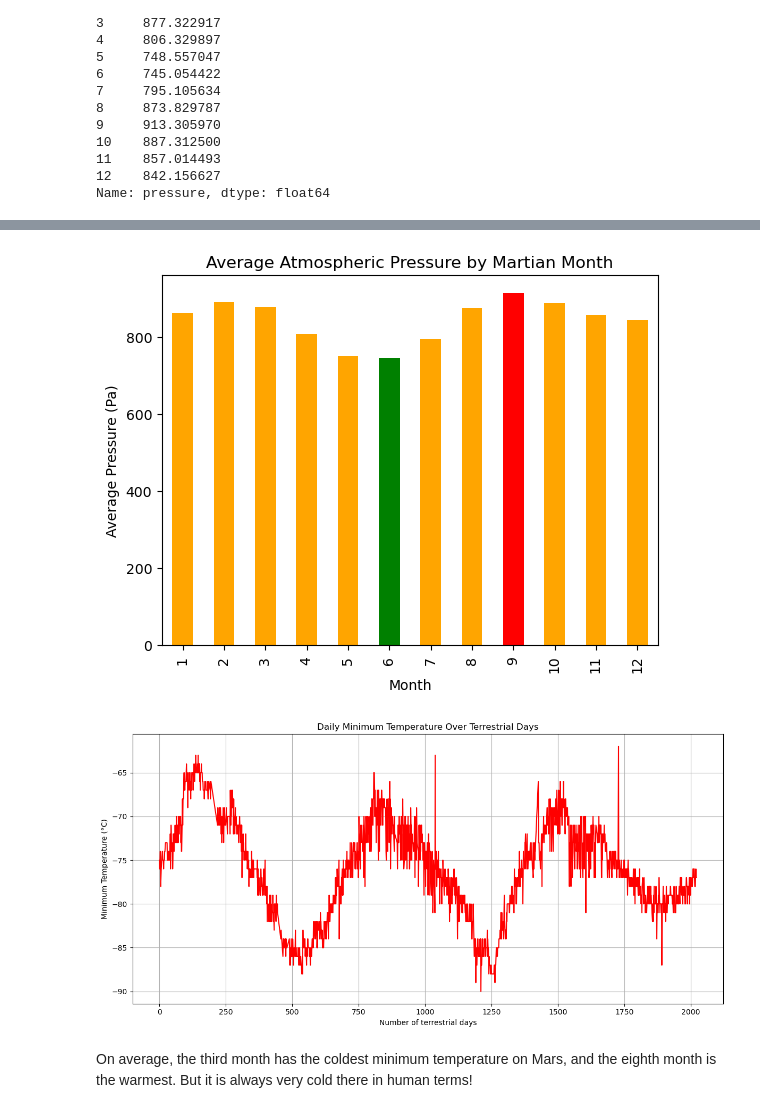
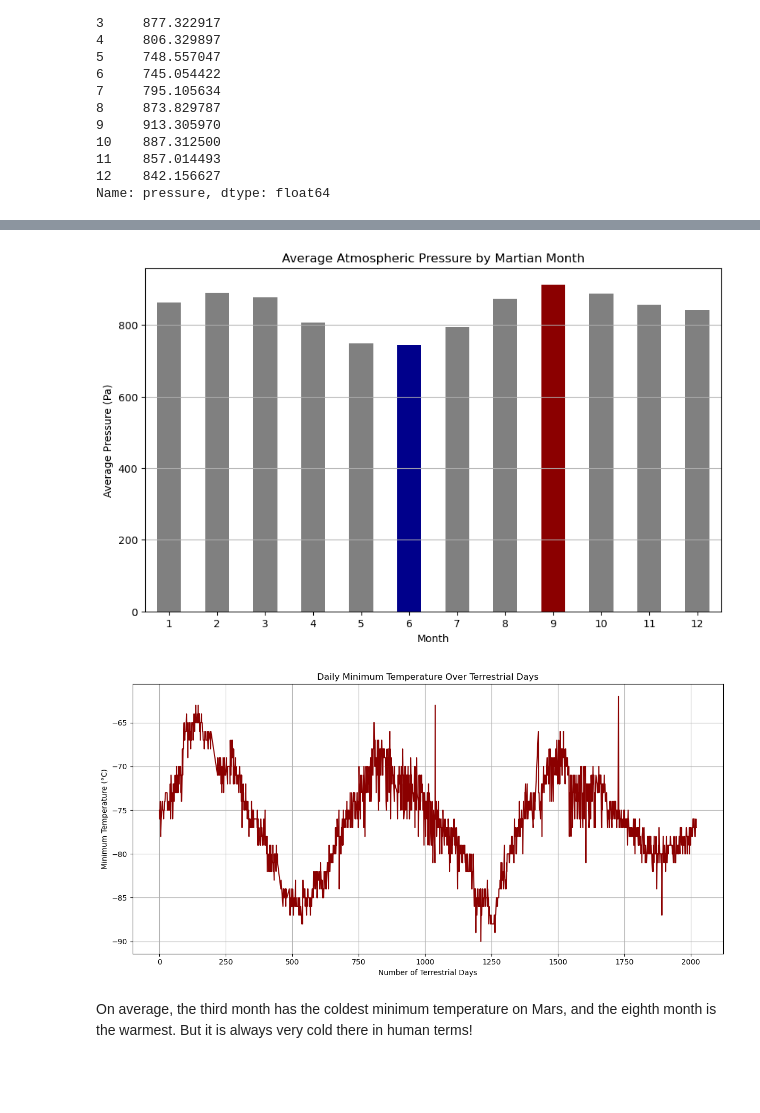
Before and after one commit to NidaB-C/web_scraping_challenge, a Jupyter notebook: part_2_mars_weather.ipynb, the cells around one changed output, grey strips where cells are left out. Cells and saved outputs as stored; diff of their text form; code cells hidden in the pictures; blank space fills up the shorter version.

```diff
--- a/part_2_mars_weather.ipynb
+++ b/part_2_mars_weather.ipynb
@@ -220,31 +207,36 @@ plt.show()
 # %%
-# Identify the highest and lowest pressure months in Curiosity's location
+# Plot the average pressure by month
+
+# Identify the highest and lowest pressure months
 highest_month = avg_pressure_by_month.idxmax()
 lowest_month = avg_pressure_by_month.idxmin()
 
 # Create a bar plot
-colors = ['red' if (month == highest_month) else 'green' if (month == lowest_month) else 'orange' for month in avg_pressure_by_month.index]
-avg_pressure_by_month.plot(kind='bar', color=colors, title='Average Atmospheric Pressure by Martian Month')
-plt.xlabel('Month')
-plt.ylabel('Average Pressure (Pa)')
+colors = ['darkblue' if month == lowest_month else 'darkred' if month == highest_month else 'gray' for month in avg_pressure_by_month.index]
+ax = avg_pressure_by_month.plot(kind='bar', color=colors, title='Average Atmospheric Pressure by Martian Month', figsize=(10, 6))
+ax.set_xlabel('Month')
+ax.set_ylabel('Average Pressure (Pa)')
+ax.set_xticklabels(avg_pressure_by_month.index, rotation=0)
+ax.grid(axis='y')
 plt.show()
 # %% [output]
-[figure, old version]
+[figure, new version]
 # %%
 # 5. How many terrestrial (earth) days are there in a Martian year?
 # Convert 'terrestrial_date' to the number of days since the start of the data recording
 mars_weather['terrestrial_day_number'] = (mars_weather['terrestrial_date'] - mars_weather['terrestrial_date'].min()).dt.days
 
+# Plot daily minimum temperature over terrestrial days
 plt.figure(figsize=(12, 6))
-plt.plot(mars_weather['terrestrial_day_number'], mars_weather['min_temp'], color='red')
+plt.plot(mars_weather['terrestrial_day_number'], mars_weather['min_temp'], color='darkred')
 plt.title('Daily Minimum Temperature Over Terrestrial Days')
-plt.xlabel('Number of terrestrial days')
+plt.xlabel('Number of Terrestrial Days')
 plt.ylabel('Minimum Temperature (°C)')
-plt.grid()
+plt.grid(True)
 plt.tight_layout()
 plt.show()
 # %% [output]
-[figure, old version]
+[figure, new version]
 # %% [markdown]
 On average, the third month has the coldest minimum temperature on Mars, and the eighth month is the warmest. But it is always very cold there in human terms!
 # %% [markdown]
```
Also changed, not shown: parts of 3 cells of this notebook, 1 other file.
